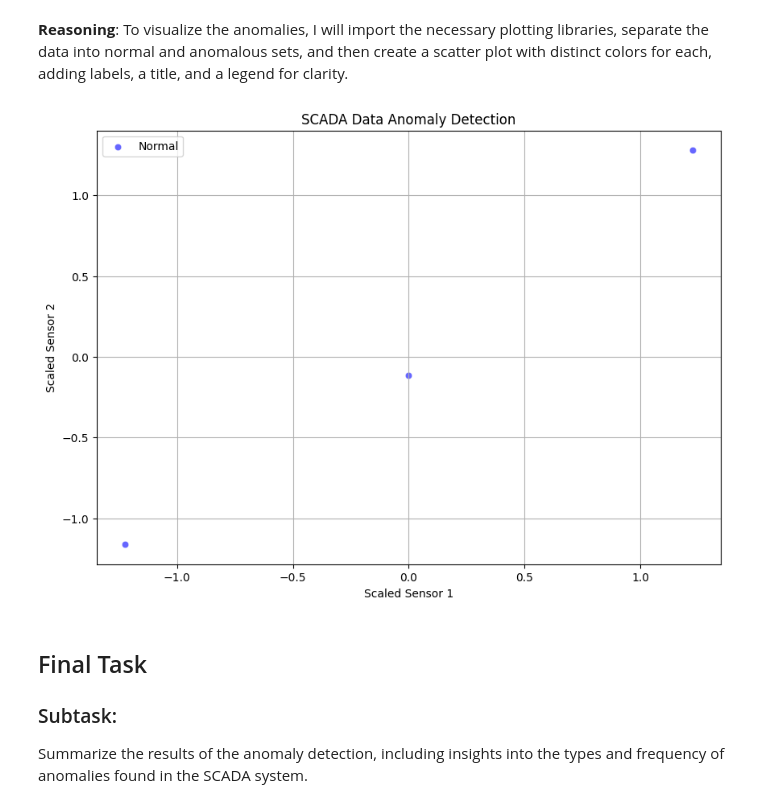
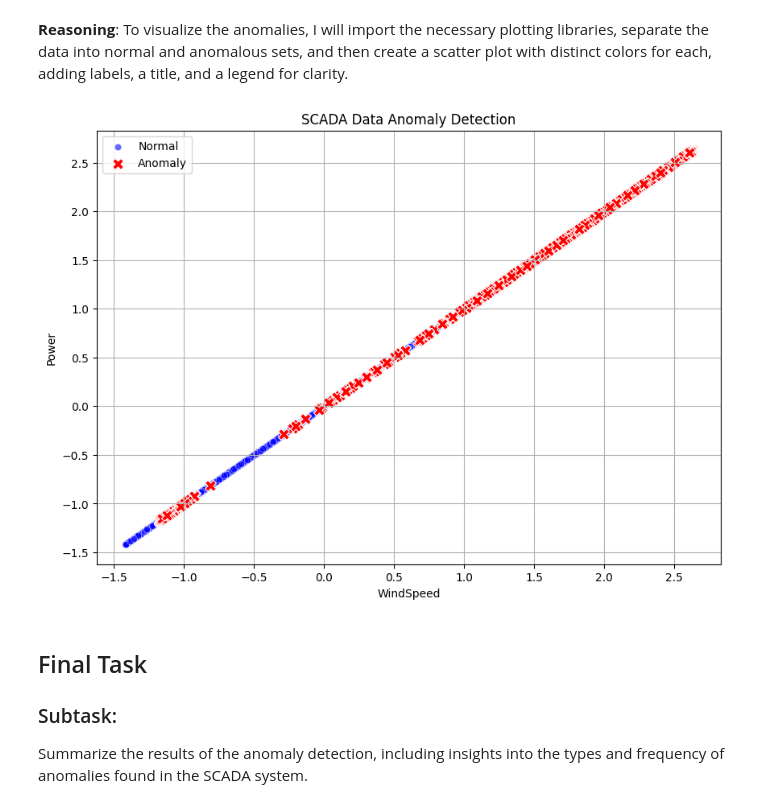
Before and after one commit to ajayitdeve/python, a Jupyter notebook: scada_1.ipynb, the cells around one changed output. Drawn from its saved outputs; the diff is of its cells as text; code cells hidden in the pictures.

```diff
--- a/scada_1.ipynb
+++ b/scada_1.ipynb
@@ -71,7 +64,7 @@ I will preprocess the loaded SCADA data by converting the 'Timestamp' column to
 from sklearn.preprocessing import StandardScaler
 
 # 1. Convert 'Timestamp' column to datetime objects
-df_scada['Timestamp'] = pd.to_datetime(df_scada['Timestamp'])
+df_scada['Timestamp'] = pd.to_datetime(df_scada['Timestamp'], format="%d-%m-%Y %H:%M")
 
 # 2. Check for any missing values
 print("Missing values before preprocessing:")
@@ -152,25 +148,25 @@ To visualize the anomalies, I will import the necessary plotting libraries, sepa
 # %%
 import matplotlib.pyplot as plt
 import seaborn as sns
 
 # Filter data into normal and anomalous sets
 df_normal = df_preprocessed_scada[df_preprocessed_scada['anomaly_label'] == 1]
 df_anomaly = df_preprocessed_scada[df_preprocessed_scada['anomaly_label'] == -1]
 
 # Create the scatter plot
 plt.figure(figsize=(10, 7))
-sns.scatterplot(x=df_normal['WindSpeed'], y=df_normal['Sensor2'], color='blue', label='Normal', alpha=0.6)
-sns.scatterplot(x=df_anomaly['Power'], y=df_anomaly['Sensor2'], color='red', label='Anomaly', s=100, marker='X')
+sns.scatterplot(x=df_normal['WindSpeed'], y=df_normal['WindSpeed'], color='blue', label='Normal', alpha=0.6)
+sns.scatterplot(x=df_anomaly['Power'], y=df_anomaly['Power'], color='red', label='Anomaly', s=100, marker='X')
 
 # Add labels, title, and legend
-plt.xlabel('Scaled Sensor 1')
-plt.ylabel('Scaled Sensor 2')
+plt.xlabel('WindSpeed')
+plt.ylabel('Power')
 plt.title('SCADA Data Anomaly Detection')
 plt.legend()
 plt.grid(True)
 plt.show()
 # %% [output]
-[figure, old version]
+[figure, new version]
 # %% [markdown]
 ## Final Task
 
```
Also changed, not shown: parts of 3 cells of this notebook.
